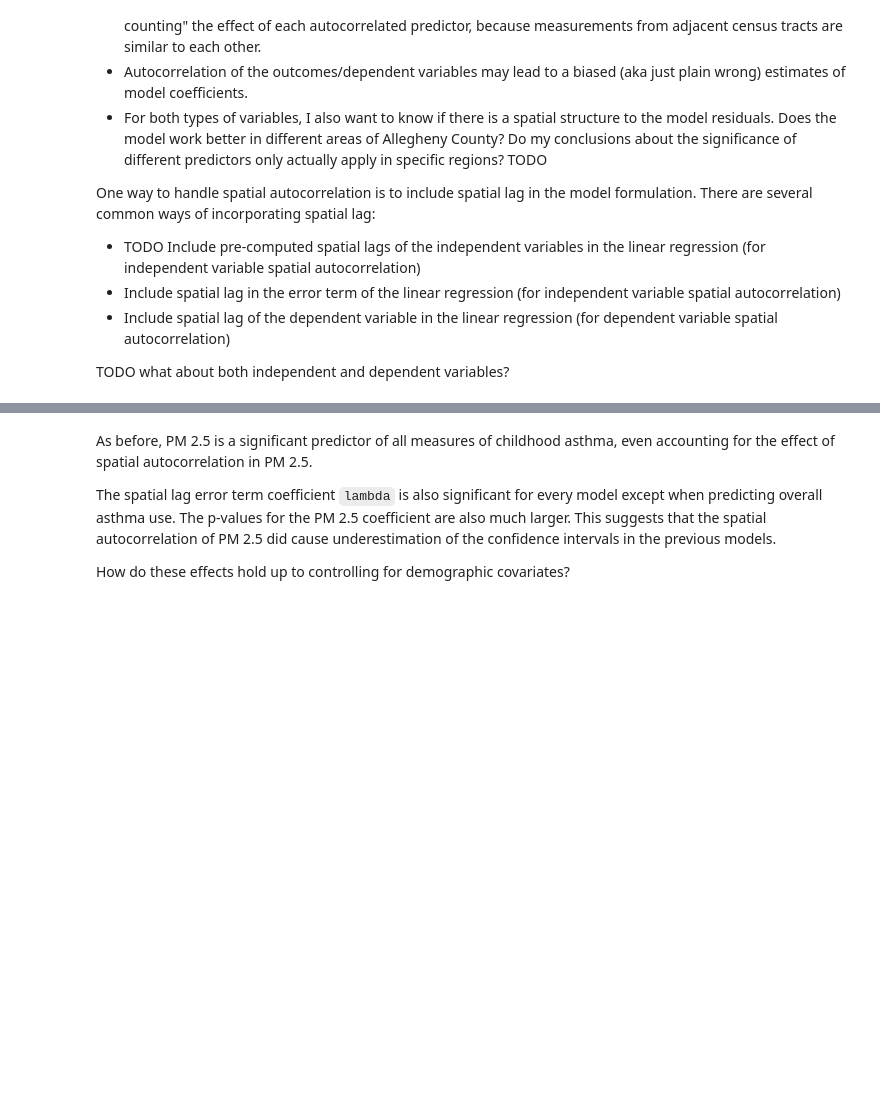
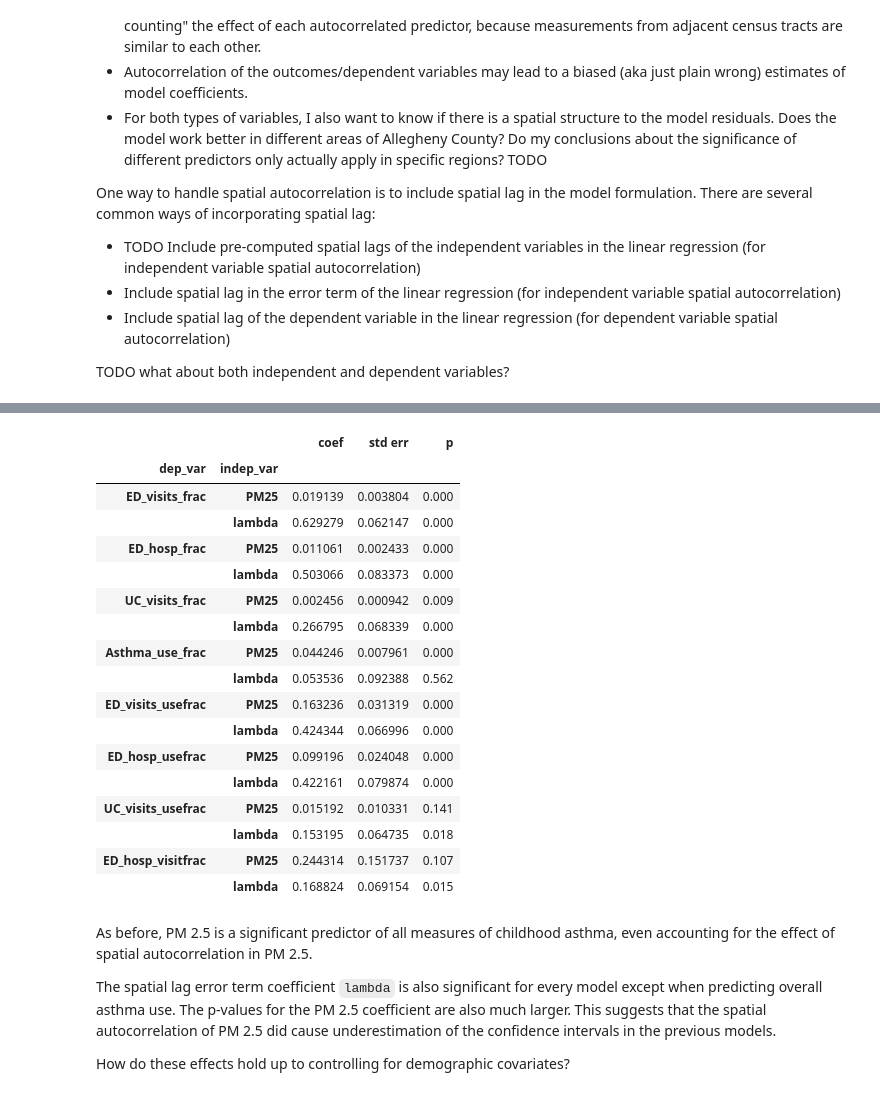
Before and after one commit to eli-goodfriend/air_brain, a Jupyter notebook: notebooks/WIP Asthma vs PM25.ipynb, the cells around one changed output, grey strips where cells are left out. Cells and saved outputs as stored; diff of their text form; code cells hidden in the pictures; blank space fills up the shorter version.

```diff
--- a/notebooks/WIP Asthma vs PM25.ipynb
+++ b/notebooks/WIP Asthma vs PM25.ipynb
@@ -249,7 +285,10 @@ w = Queen.from_dataframe(df, use_index=False)
 # standardize by rows
 w.transform = "R"
 # compute Moran's I
-for col in ["PM25", "lowincome", "poc"] + ["ED_visits_frac", "ED_hosp_frac", "UC_visits_frac", "Asthma_use_frac"]:
+res_dict = {}
+for col in ["PM25", "lowincome", "poc"] + dep_vars:
     moran = Moran(df[col], w)
-    print("{}: I = {}, p = {}".format(col, moran.I, moran.p_sim))
+    res_dict[col] = {"I": moran.I, "p": moran.p_sim}
+res = pd.DataFrame(res_dict).transpose()
+res
 # %% [output]
@@ -310,3 +320,57 @@ lambda    0.053536  0.092388  5.622698e-01  Asthma_use_frac
+# %%
+def spreg2df(spreg_res, name_attr="name_x"):
+    """
+    utility to generate a dataframe of results from a dict of spreg fit outputs
+
+    spreg_res: dict with str keys (name of dependent variable) and spreg fit
+    """
+    dfs = []
+    for col, res in spreg_res.items():
+        res_df = pd.DataFrame({"coef": res.betas.flatten(), "std err": res.std_err.flatten(),
+                               "p": [i[1] for i in res.z_stat]}, index=getattr(res, name_attr))
+        res_df.drop("CONSTANT", inplace=True)
+        res_df["dep_var"] = col
+        dfs.append(res_df)
+    df = pd.concat(dfs)
+
+    # reset index
+    df.reset_index(inplace=True, names="indep_var")
+    df.set_index(["dep_var", "indep_var"], inplace=True)
+
+    return df
+# %%
+# Spatial lag in the error term, fit using
+# general method of moments estimation allowing for heteroskedasticity
+#
+# This is a general method that allows us to choose the weights used to compute the error term,
+# in this case the same spatial lag weights computed above
+
+# start without controlling for demographics
+indep = ["PM25"]
+res_dict = dict()
+for dep in dep_vars:
+    res = spreg.GM_Error_Het(df[[dep]].values, df[indep].values, w=w, name_y=dep, name_x=indep)
+    res_dict[dep] = res
+spreg2df(res_dict)[["coef", "std err", "p"]].style.pipe(p_col_style)
+# %% [output]
+|  |  | coef | std err | p |
+| dep_var | indep_var |  |  |  |
+| ED_visits_frac | PM25 | 0.019139 | 0.003804 | 0.000 |
+|  | lambda | 0.629279 | 0.062147 | 0.000 |
+| ED_hosp_frac | PM25 | 0.011061 | 0.002433 | 0.000 |
+|  | lambda | 0.503066 | 0.083373 | 0.000 |
+| UC_visits_frac | PM25 | 0.002456 | 0.000942 | 0.009 |
+|  | lambda | 0.266795 | 0.068339 | 0.000 |
+| Asthma_use_frac | PM25 | 0.044246 | 0.007961 | 0.000 |
+|  | lambda | 0.053536 | 0.092388 | 0.562 |
+| ED_visits_usefrac | PM25 | 0.163236 | 0.031319 | 0.000 |
+|  | lambda | 0.424344 | 0.066996 | 0.000 |
+| ED_hosp_usefrac | PM25 | 0.099196 | 0.024048 | 0.000 |
+|  | lambda | 0.422161 | 0.079874 | 0.000 |
+| UC_visits_usefrac | PM25 | 0.015192 | 0.010331 | 0.141 |
+|  | lambda | 0.153195 | 0.064735 | 0.018 |
+| ED_hosp_visitfrac | PM25 | 0.244314 | 0.151737 | 0.107 |
+|  | lambda | 0.168824 | 0.069154 | 0.015 |
 # %% [markdown]
 As before, PM 2.5 is a significant predictor of all measures of childhood asthma, even accounting for the effect of spatial autocorrelation in PM 2.5.
 
```
Also changed, not shown: parts of 18 cells of this notebook, 1 other file.
